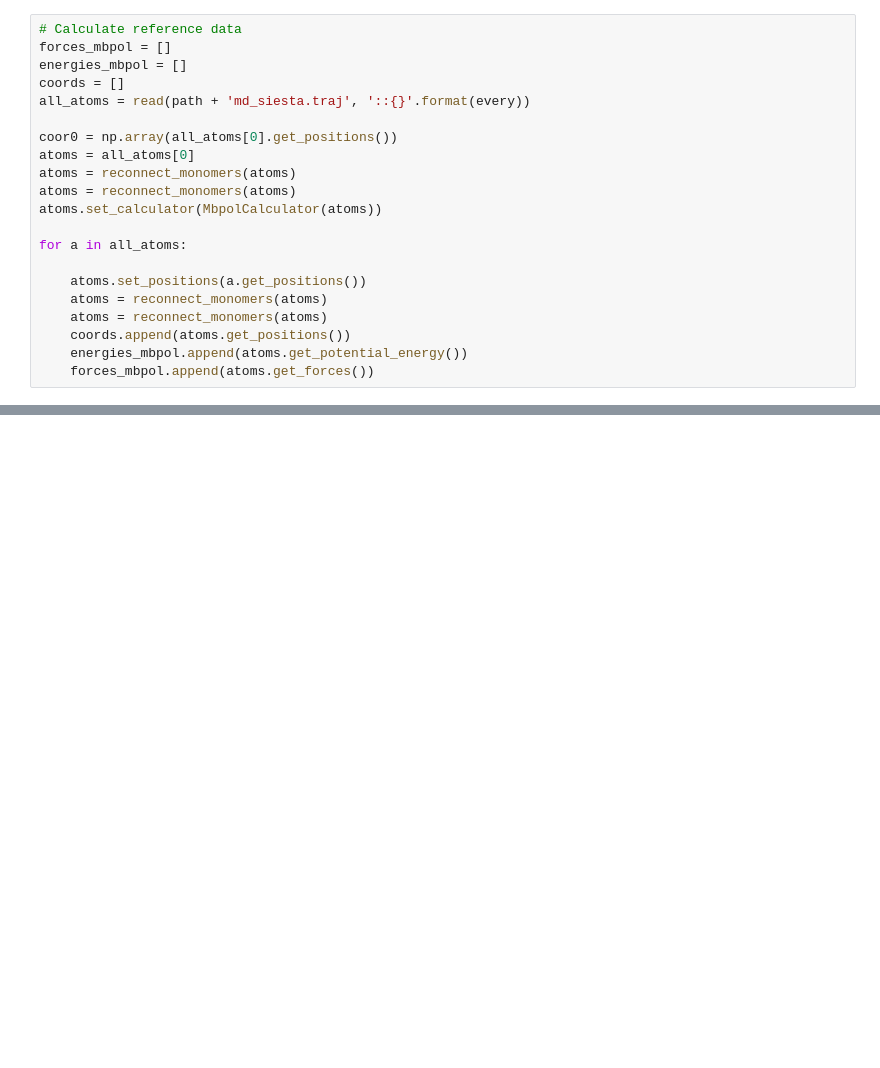
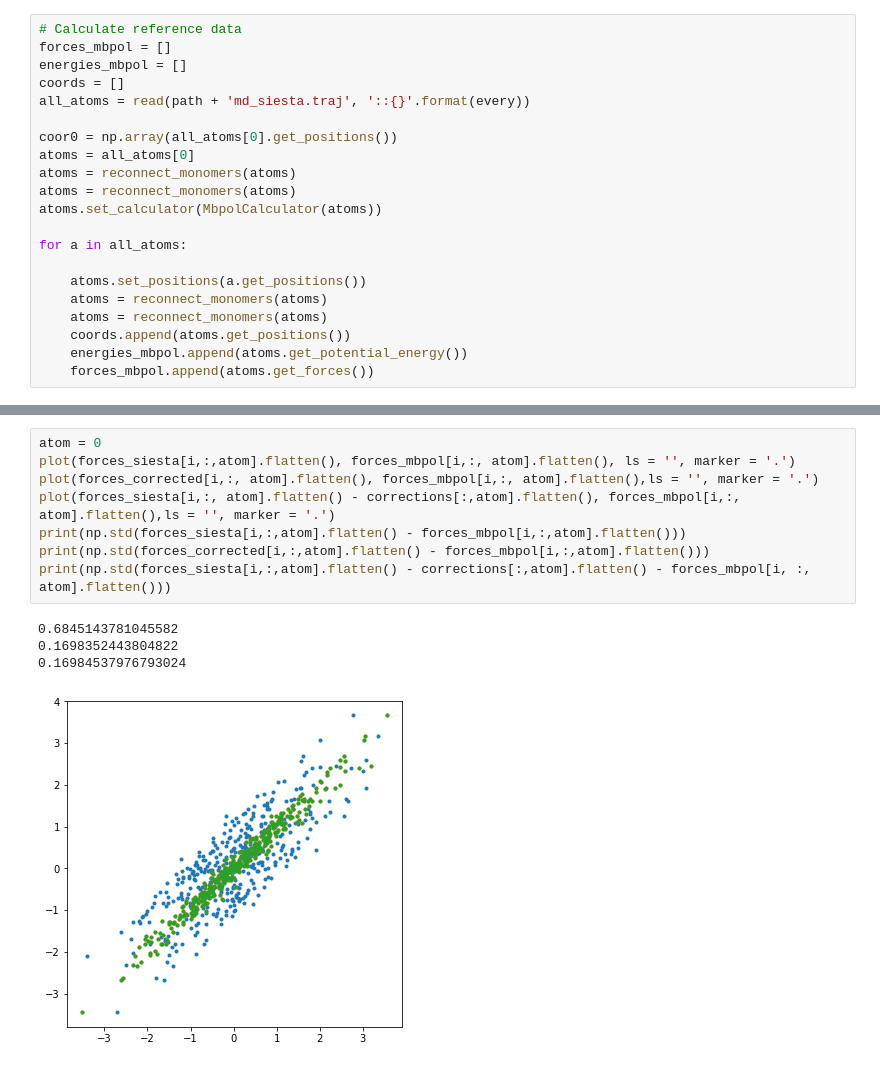
Before and after one commit to semodi/mlcf, a Jupyter notebook: analysis/test_along_traj.ipynb, the cells around one changed output, grey strips where cells are left out. Drawn from its saved outputs; the diff is of its cells as text; blank space fills up the shorter version.

```diff
--- a/analysis/test_along_traj.ipynb
+++ b/analysis/test_along_traj.ipynb
@@ -122,0 +126,13 @@ print(np.std(forces_siesta[i].flatten() - corrections.flatten() - forces_mbpol[i
+# %%
+atom = 0
+plot(forces_siesta[i,:,atom].flatten(), forces_mbpol[i,:, atom].flatten(), ls = '', marker = '.')
+plot(forces_corrected[i,:, atom].flatten(), forces_mbpol[i,:, atom].flatten(),ls = '', marker = '.')
+plot(forces_siesta[i,:, atom].flatten() - corrections[:,atom].flatten(), forces_mbpol[i,:, atom].flatten(),ls = '', marker = '.')
+print(np.std(forces_siesta[i,:,atom].flatten() - forces_mbpol[i,:,atom].flatten()))
+print(np.std(forces_corrected[i,:,atom].flatten() - forces_mbpol[i,:,atom].flatten()))
+print(np.std(forces_siesta[i,:,atom].flatten() - corrections[:,atom].flatten() - forces_mbpol[i, :, atom].flatten()))
+# %% [output]
+0.6845143781045582
+0.1698352443804822
+0.16984537976793024
+[figure, added]
```
Also changed, not shown: parts of 15 cells of this notebook, 4 other files.
